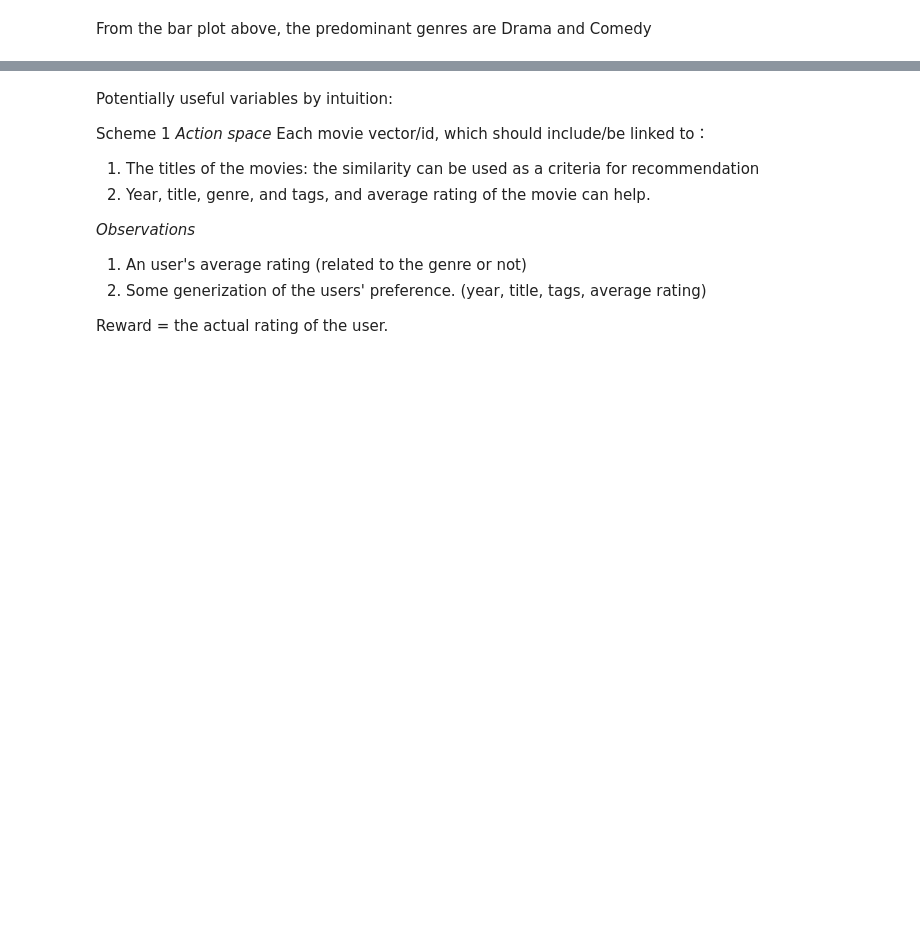
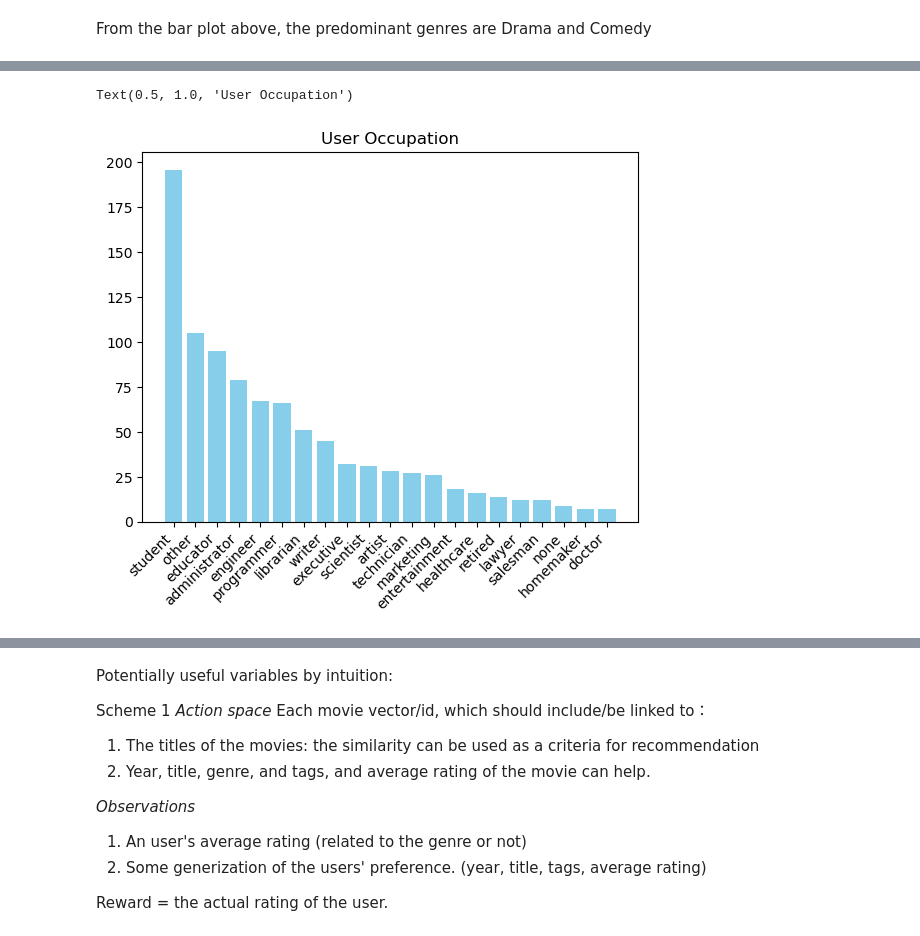
Before and after one commit to NGYeung/RL-playground, a Jupyter notebook: Movie_Recommender/Movie_EDA.ipynb, the cells around one changed output, grey strips where cells are left out. Drawn from its saved outputs; the diff is of its cells as text; code cells hidden in the pictures; blank space fills up the shorter version.

```diff
--- a/Movie_Recommender/Movie_EDA.ipynb
+++ b/Movie_Recommender/Movie_EDA.ipynb
@@ -177,0 +222,7 @@ From the bar plot above, the predominant genres are Drama and Comedy
+# %%
+plt.bar(Occupation.keys(), Occupation.values(), color = 'skyblue')
+plt.xticks(rotation=45, ha='right', fontsize=10)
+plt.title('User Occupation')
+# %% [output]
+Text(0.5, 1.0, 'User Occupation')
+[figure, added]
```
Also changed, not shown: parts of 10 cells of this notebook.
